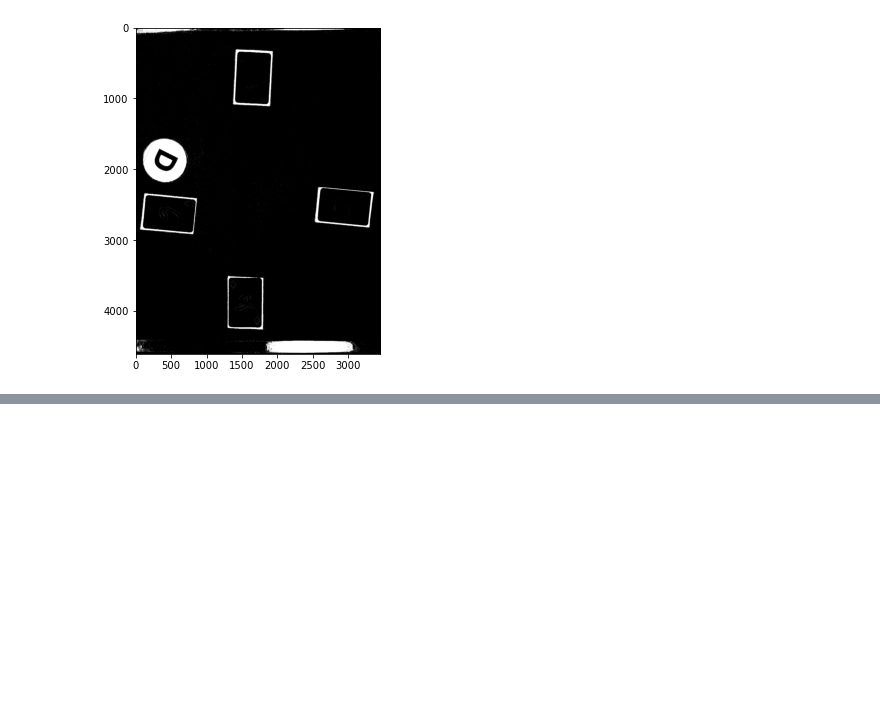
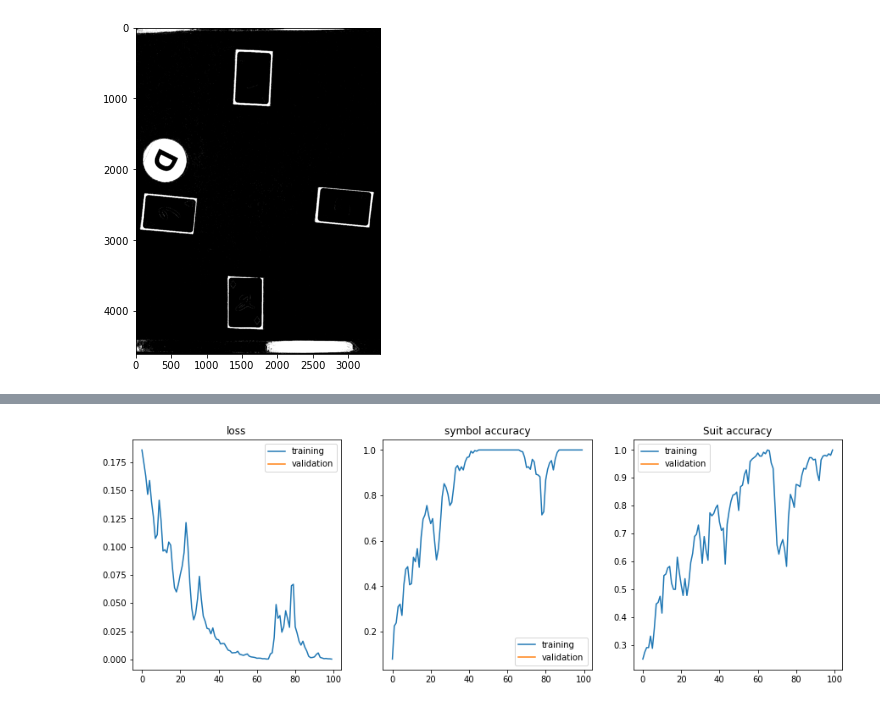
Before and after one commit to aalshabaan/iapr, a Jupyter notebook: project/project.ipynb, the cells around one changed output, grey strips where cells are left out. Drawn from its saved outputs; the diff is of its cells as text; code cells hidden in the pictures; blank space fills up the shorter version.

Commit message:
Updated model with Dropout
Added visualisations

```diff
--- a/project/project.ipynb
+++ b/project/project.ipynb
@@ -635,8 +632,3 @@ im = skimage.io.imread('results/train_games_game1_1_p1.jpg')
 h, w = im.shape[:2]
 plt.imshow(im)
 plt.show()
-# %%
-import CNN
-
-importlib.reload(CNN)
-model = CNN.train_new_classifier('./results/masks/', verbose=True, save=False)
@@ -660,0 +635,23 @@ Epoch 99, loss = 0.00699530728161335, symbol_acc = 1.0, suit_acc = 0.99175824175
+# %%
+import CNN
+
+importlib.reload(CNN)
+model, hist, encoders = CNN.train_new_classifier('./results/masks/', verbose=True, save=True, validate=False)
+
+_, ax = plt.subplots(1,3, figsize=(15,5))
+ax[0].plot(hist['loss'])
+ax[0].plot(hist['val_loss'])
+ax[0].set_title('loss')
+ax[0].legend(['training', 'validation'])
+
+ax[1].plot(hist['sym_acc'])
+ax[1].plot(hist['val_sym_acc'])
+ax[1].set_title('symbol accuracy')
+ax[1].legend(['training', 'validation'])
+
+ax[2].plot(hist['suit_acc'])
+ax[2].plot(hist['val_suit_acc'])
+ax[2].set_title('Suit accuracy')
+ax[2].legend(['training', 'validation'])
+plt.show()
+# %% [output]
@@ -661,3 +675,4 @@ Epoch 99, loss = 0.00699530728161335, symbol_acc = 1.0, suit_acc = 0.99175824175
+[figure, added]
 # %%
 import torch
 torch.save(model.state_dict(), './classifier.torch')
```
Also changed, not shown: parts of 3 cells of this notebook, 2 other files.
